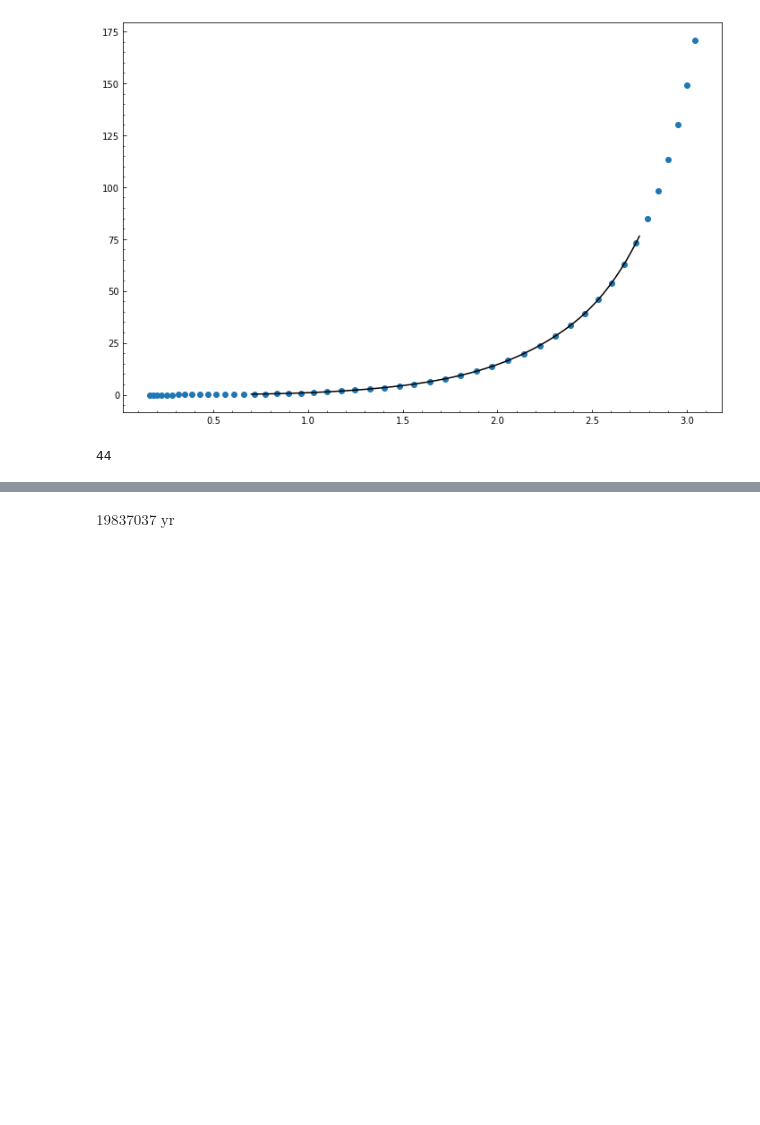
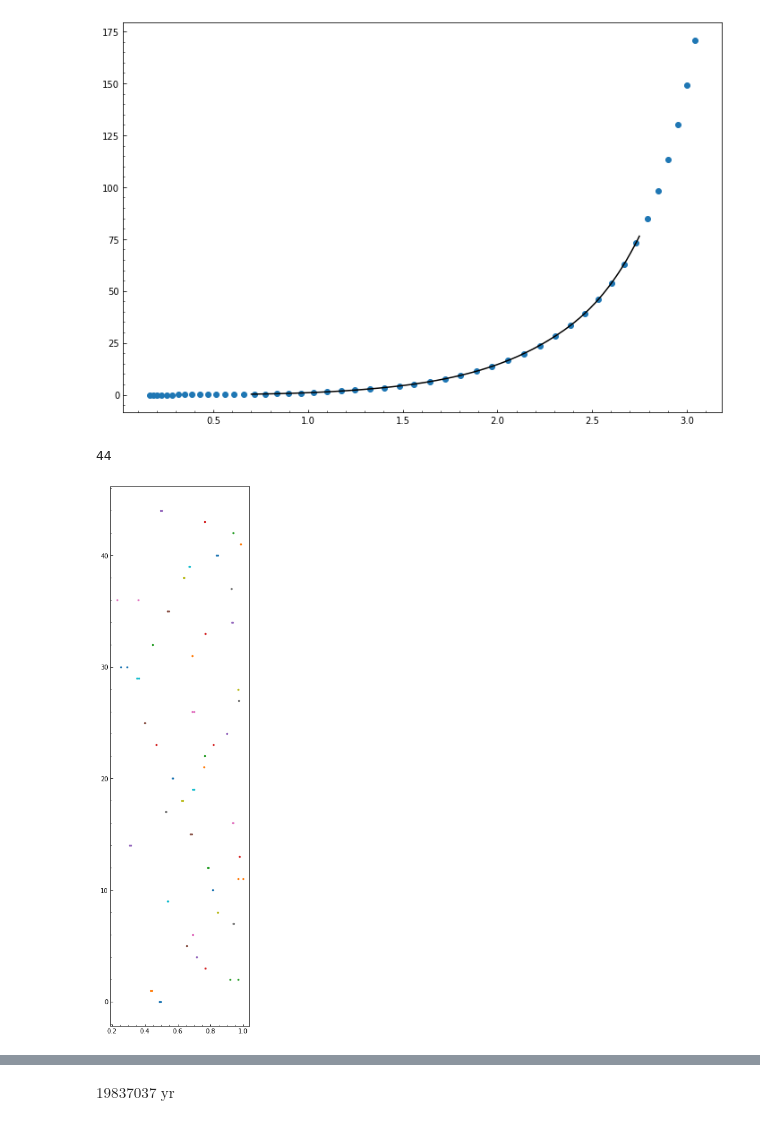
Before and after one commit to jacobhhamer/USP_Project, a Jupyter notebook: USP_Destruction_Paper.ipynb, the cells around one changed output, grey strips where cells are left out. Drawn from its saved outputs; the diff is of its cells as text; code cells hidden in the pictures; blank space fills up the shorter version.

```diff
--- a/USP_Destruction_Paper.ipynb
+++ b/USP_Destruction_Paper.ipynb
@@ -1615,3 +1615,28 @@ uspbrewer['Mp_Brewer']=mr_spline(uspbrewer['Rp_Brewer'])
 len(hjs.loc[hjs.pl_bmassj>2.68])
 # %% [output]
 44
+# %%
+def Pf(Pi, Mp, Ms, Rs, Qs, t):
+    Pi*=unit.day.to('yr')
+    ai=Pi.value**(2/3)*cons.au
+    Mp*=cons.M_earth
+    Ms*=cons.M_sun
+    Rs*=cons.R_sun
+    t*=unit.s*unit.yr.to('s')
+    af=((2/13)*(-9/2)*cons.G**0.5*(Mp/(Ms**0.5))*((Rs**5)/Qs)*t+ai**(13/2))**(2/13)
+    af=af.decompose()/cons.au
+    Pf=af**(3/2)*unit.yr.to('day')
+    return Pf
+# %%
+pfs=[]
+for i, row in uspbrewer.iterrows():
+    pfs.append(Pf(row.pl_orbper*unit.day, row.Mp_Brewer, row.Mass, row.R_star_Brewer, 10**7, -5*10**9).value)
+# %%
+pfs=pd.Series(pfs)
+haspf=~pfs.isnull()
+# %%
+f,ax=plt.subplots(nrows=1, ncols=1, figsize=(4,16))
+for i in range(len(pfs.dropna())):
+    ax.scatter(y=[i,i], x=[uspbrewer.loc[haspf, 'pl_orbper'].values[i], pfs[haspf].values[i]], lw=1, s=5,ls='-')
+# %% [output]
+[figure, added]
```
Also changed, not shown: parts of 9 cells of this notebook.
